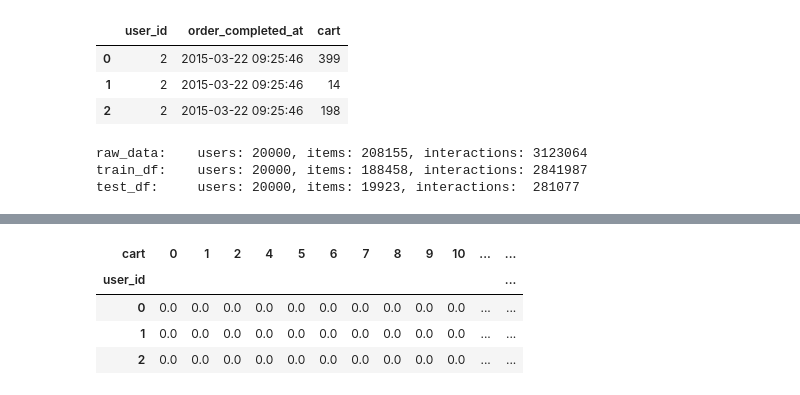
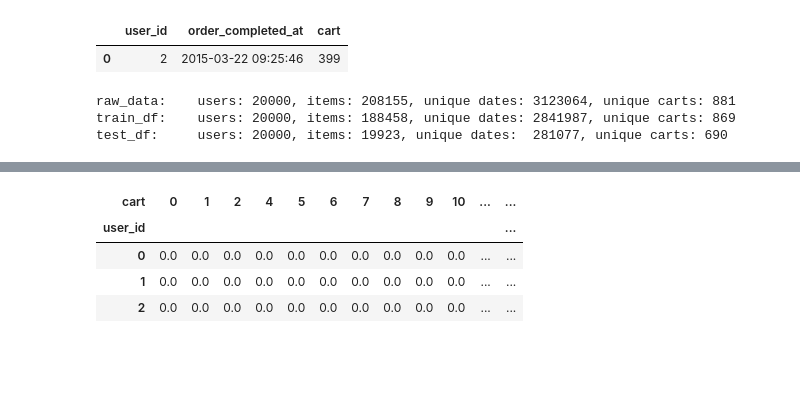
Before and after one commit to kaledinaoksana/SberMarketComp, a Jupyter notebook: main.ipynb, the cells around one changed output, grey strips where cells are left out. Saved outputs shown, nothing was run; the diff lists cells and outputs as text; code cells hidden in the pictures; blank space fills up the shorter version.

```diff
--- a/main.ipynb
+++ b/main.ipynb
@@ -11,12 +11,10 @@ PATH = '/Users/kaledinaoa/data/data_sber_market_test_ml/'
 
 raw_data = processor.load_csv("train", PATH)
 sample_sumbission = processor.load_csv("sample_submission", PATH)
-# %%
-raw_data.head(3)
-# test_df = raw_data.copy()
-# %% [output]
-|  | user_id | order_completed_at | cart |
-| 0 | 2 | 2015-03-22 09:25:46 | 399 |
-| 1 | 2 | 2015-03-22 09:25:46 | 14 |
-| 2 | 2 | 2015-03-22 09:25:46 | 198 |
+# %%
+main_df = raw_data.copy()
+raw_data.head(1)
+# %% [output]
+|  | user_id | order_completed_at | cart |
+| 0 | 2 | 2015-03-22 09:25:46 | 399 |
 # %%
@@ -47,14 +46,15 @@ train_df, test_df = split_to_train_test_last_day(raw_data)
 # %%
-def print_df_info(df, id='user_id', tr='order_completed_at'):
+# some info about test/train split
+def print_df_info(df, id='user_id', tr='order_completed_at', cart="cart"):
     users, items, interactions = df[id].nunique(), df[tr].nunique(), df.shape[0]
-    # info_str = '# users: ' + str(users) + ' # items: ' + str(items) + ' # interactions: ' + str(interactions)
-    str = """users: {us:5}, items: {it:5}, interactions: {inter:7}""".format(us=users, it=items, inter=interactions)
+    carts = df[cart].nunique()
+    str = """users: {us:5}, items: {it:5}, unique dates: {inter:7}, unique carts:{ca:4}""".format(us=users, it=items, inter=interactions, ca=carts)
     return str
 
 print("raw_data:   ", print_df_info(raw_data))
 print("train_df:   ", print_df_info(train_df))
 print("test_df:    ", print_df_info(test_df))
 # %% [output]
-raw_data:    users: 20000, items: 208155, interactions: 3123064
-train_df:    users: 20000, items: 188458, interactions: 2841987
-test_df:     users: 20000, items: 19923, interactions:  281077
+raw_data:    users: 20000, items: 208155, unique dates: 3123064, unique carts: 881
+train_df:    users: 20000, items: 188458, unique dates: 2841987, unique carts: 869
+test_df:     users: 20000, items: 19923, unique dates:  281077, unique carts: 690
```
Also changed, not shown: parts of 37 cells of this notebook.
